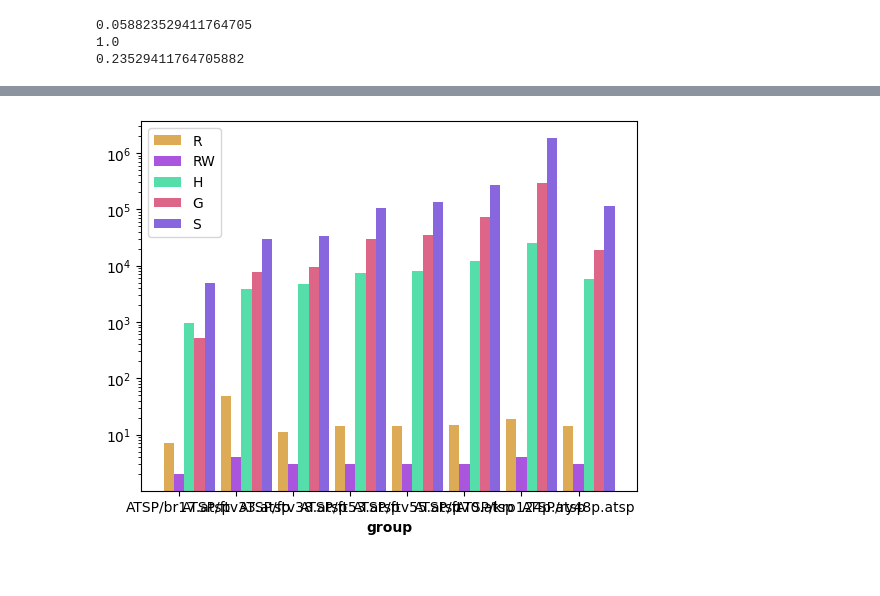
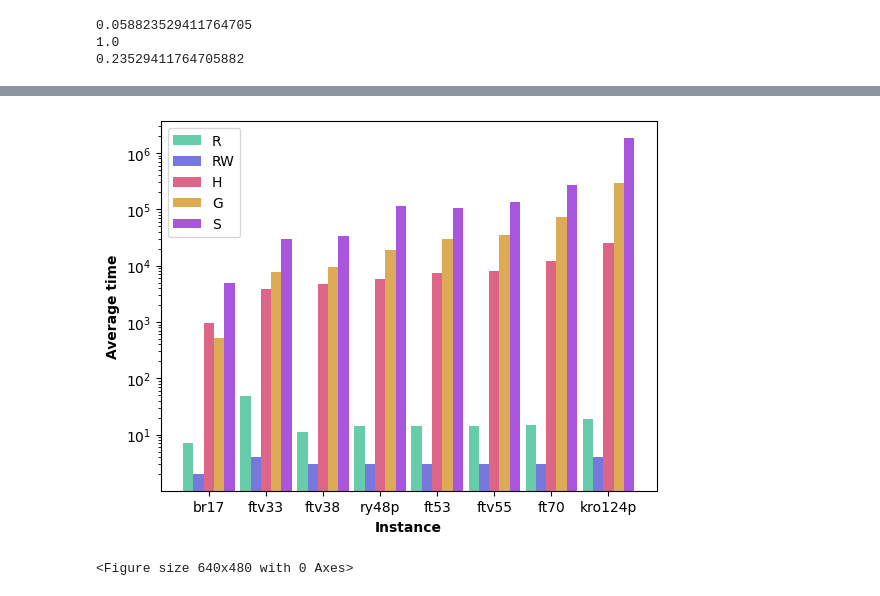
Before and after one commit to WojciechMajewski/BiologicallyInspired, a Jupyter notebook: plot_generation/main_plots.ipynb, the cells around one changed output, grey strips where cells are left out. Drawn from its saved outputs; the diff is of its cells as text; code cells hidden in the pictures.

Commit message:
More graphs

```diff
--- a/plot_generation/main_plots.ipynb
+++ b/plot_generation/main_plots.ipynb
@@ -4,3 +1,21 @@ text = f.read()
+# %%
+import matplotlib.pyplot as plt
+import numpy as np
+import pandas as pd
+keys_ordered = ["ATSP/br17.atsp", "ATSP/ftv33.atsp", "ATSP/ftv38.atsp", "ATSP/ry48p.atsp", "ATSP/ft53.atsp", "ATSP/ftv55.atsp", "ATSP/ft70.atsp", "ATSP/kro124p.atsp"]
+
+f = open("../in_depth_results.txt", "r")
+text = f.read()
+
+optimas = {}
+optimas[keys_ordered[0]] = 39
+optimas[keys_ordered[1]] = 1286
+optimas[keys_ordered[2]] = 1530
+optimas[keys_ordered[3]] = 14422
+optimas[keys_ordered[4]] = 6905
+optimas[keys_ordered[5]] = 1608
+optimas[keys_ordered[6]] = 38673
+optimas[keys_ordered[7]] = 36230
 # %%
 cases = {}
 casename = ""
@@ -16,8 +31,8 @@ for line in text.split("\n"):
     elements = line.split()
 
     if len(elements) == 4 and elements[0] == "avg_evals:":
-        cases[casename][algorithm]["avg_evals"] = int(elements[1])
-        cases[casename][algorithm]["sd_evals"] = int(elements[3])
+        cases[casename][algorithm]["avg_evals"] = int(elements[1]) / 1000
+        cases[casename][algorithm]["sd_evals"] = int(elements[3]) / 1000
     if len(elements) == 4 and elements[0] == "avg_steps:":
         cases[casename][algorithm]["avg_steps"] = int(elements[1])
         cases[casename][algorithm]["sd_steps"] = int(elements[3])
@@ -30,6 +45,9 @@ for line in text.split("\n"):
         cases[casename][algorithm]["avg_time"] = int(elements[4][:-4])
         cases[casename][algorithm]["sd_time"] = int(elements[5][:-4])
 
+        cases[casename][algorithm]["Qmin"] = (cases[casename][algorithm]["min"] - optimas[casename]) / optimas[casename]
+        cases[casename][algorithm]["Qavg"] = (cases[casename][algorithm]["avg"] - optimas[casename]) / optimas[casename]
+
 
         cases[casename][algorithm]["efficiency"] = cases[casename][algorithm]["min"] / cases[casename][algorithm]["avg_time"]
         ### Check the efficiency
@@ -41,6 +59,8 @@ for line in text.split("\n"):
             next_dict[item] = cases[casename][algorithm]["cycle"][(index + 1)% len(cases[casename][algorithm]["cycle"])]
 
         cases[casename][algorithm]["next_dict"] = next_dict
+
+cases = {i: cases[i] for i in keys_ordered if i in cases.keys()}
 # %%
 def cycle_similarity(c1, c2_dict):
     same_edge_count = 0
@@ -84,34 +84,29 @@ avg_evals: 783000 sd: 137899
 # %%
-import matplotlib.pyplot as plt
-import numpy as np
-
 dataset = {}
 for algorithm in list(cases[list(cases.keys())[0]].keys()):
     dataset[algorithm] = [cases[case][algorithm]["avg_time"] for case in cases.keys()]
 
-ticks = list(cases.keys()) ### instances
+ticks = [i[5:-5] for i in list(cases.keys())] ### instances
 
-# set width of bars
 barWidth = 0.18
 
-# Set position of bar on X axis
 r_list = []
 r_list.append(np.arange(len(dataset["R"])))
 for i in range(len(dataset.keys()) - 1):
     r_list.append([x + barWidth for x in r_list[-1]])
 
-colors = ["#ddaa55", "#aa55dd", "#55ddaa", "#dd6688", "#8866dd"]
+colors = ["#66ccaa", "#7777dd", "#dd6688", "#ddaa55", "#aa55dd"]
 
-# Make the plot
 for index, key in enumerate(list(dataset.keys())):
     plt.bar(r_list[index], dataset[key], log = True, color = colors[index], width=barWidth, label=key)
 
-# Add xticks on the middle of the group bars
-plt.xlabel('group', fontweight='bold')
-plt.xticks([r + barWidth for r in range(len(dataset["R"]))], ticks)
+plt.xlabel('Instance', fontweight='bold')
+plt.ylabel('Average time', fontweight='bold')
+plt.xticks([r + 2*barWidth for r in range(len(dataset["R"]))], ticks)
 
-# Create legend & Show graphic
 plt.legend()
 plt.show()
+plt.savefig('times.pdf')
 # %% [output]
-[figure, old version]
+[figure, new version]
+<Figure size 640x480 with 0 Axes>
```
Also changed, not shown: parts of 6 cells of this notebook, 24 other files.
